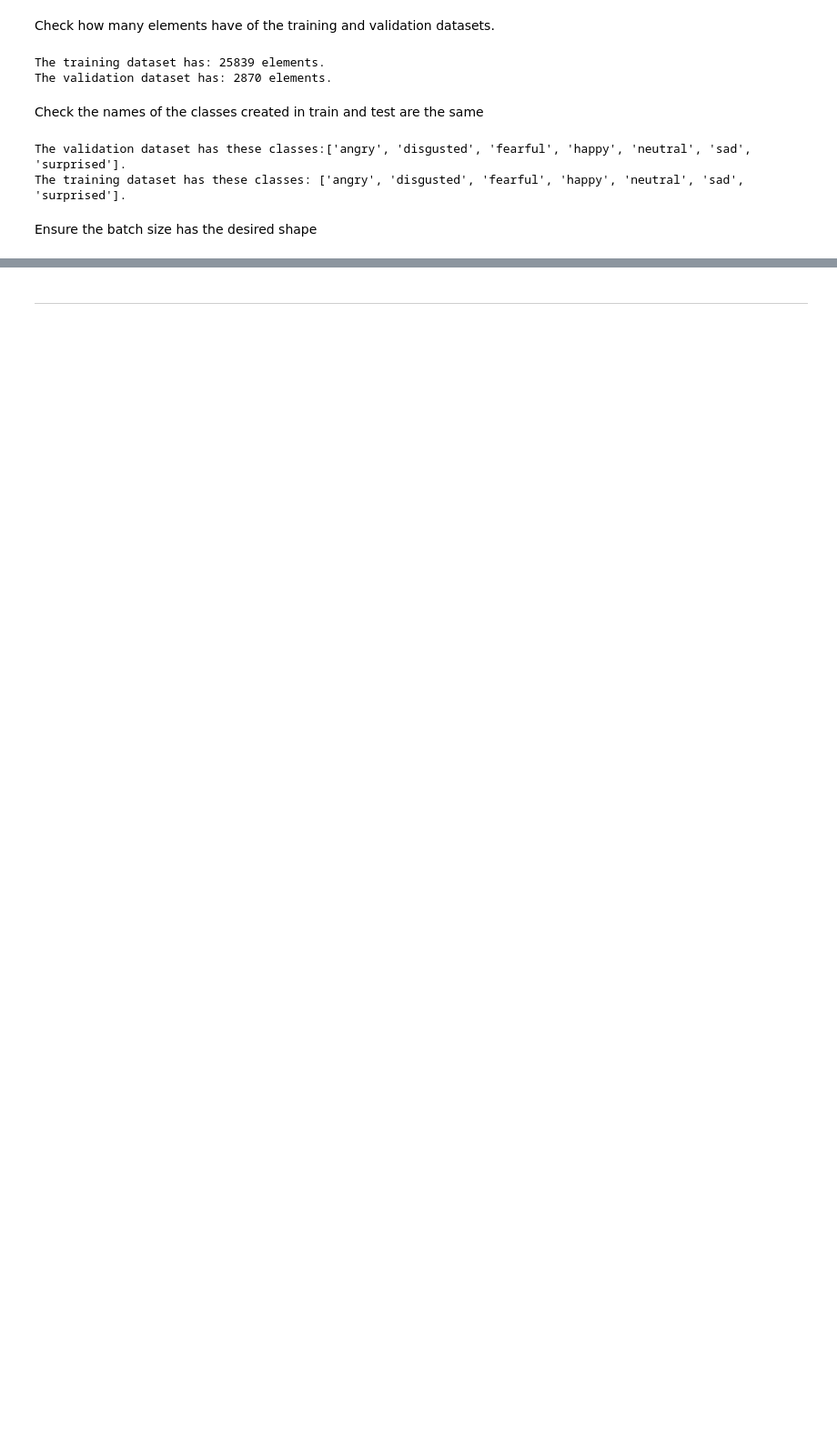
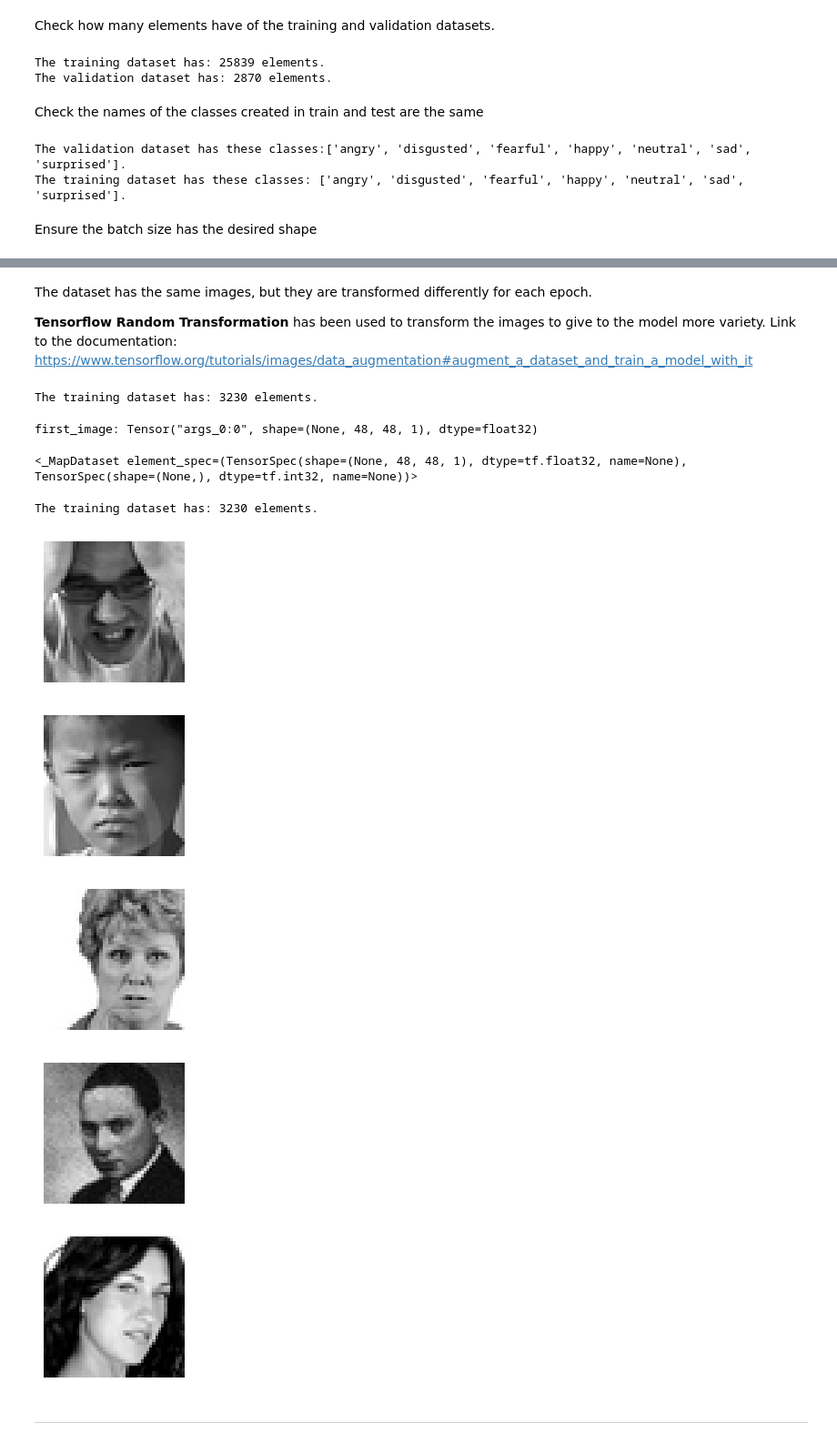
Before and after one commit to mbalos16/emotion-detection, a Jupyter notebook: cnn_pretrained_model.ipynb, the cells around one changed output, grey strips where cells are left out. Shown: that part at 91% size. Drawn from its saved outputs; the diff is of its cells as text; code cells hidden in the pictures; blank space fills up the shorter version.

Commit message:
Add improved transfer-learning model

```diff
--- a/cnn_pretrained_model.ipynb
+++ b/cnn_pretrained_model.ipynb
@@ -287,2 +315,43 @@ array([[[[240.],
+# %% [markdown]
+The dataset has the same images, but they are transformed differently for each epoch.
+
+**Tensorflow Random Transformation** has been used to transform the images to give to the model more variety. Link to the documentation: https://www.tensorflow.org/tutorials/images/data_augmentation#augment_a_dataset_and_train_a_model_with_it
+# %%
+print(f"The training dataset has: {len(training_dataset)} elements.")
+# %% [output]
+The training dataset has: 3230 elements.
+# %%
+def augment_data(image, label):
+    print(f"first_image: {image}")
+    image = tf.image.random_flip_left_right(image)
+    image = tf.image.random_contrast(image,lower=0.0, upper=1.0)
+    return image, label
+
+training_dataset = training_dataset.map(augment_data)
+training_dataset
+# %% [output]
+first_image: Tensor("args_0:0", shape=(None, 48, 48, 1), dtype=float32)
+<_MapDataset element_spec=(TensorSpec(shape=(None, 48, 48, 1), dtype=tf.float32, name=None), TensorSpec(shape=(None,), dtype=tf.int32, name=None))>
+# %%
+print(f"The training dataset has: {len(training_dataset)} elements.")
+# %% [output]
+The training dataset has: 3230 elements.
+# %%
+for batch in training_dataset:
+    for i in range(5):
+        image = batch[0][i]
+        plt.figure(figsize=(2, 3))
+        plt.imshow(image, cmap='gray')
+        # plt.title("Augmented Image")
+        plt.axis('off')
+
+        plt.show()
+    break
+# %% [output]
+[figure, added]
+[figure, added]
+[figure, added]
+[figure, added]
+[figure, added]
 # %% [markdown]
 ---
```
Also changed, not shown: parts of 50 cells of this notebook.
